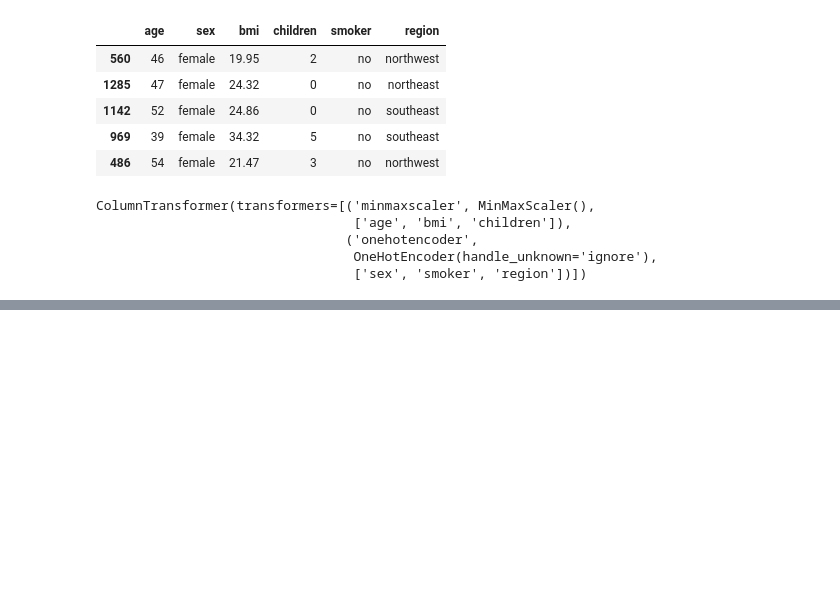
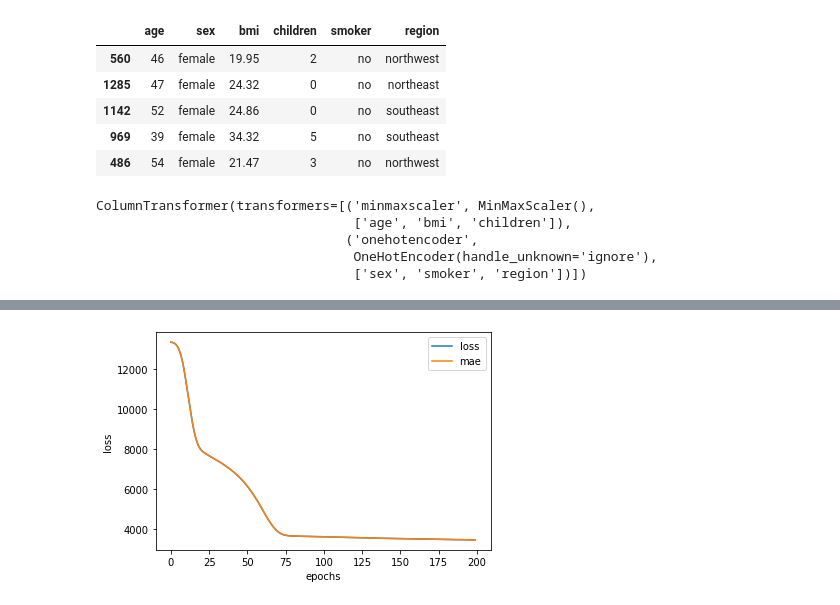
Before and after one commit to Ammar-Raneez/TF_Learning_ZTM, a Jupyter notebook: insurance.ipynb, the cells around one changed output, grey strips where cells are left out. Saved outputs shown, nothing was run; the diff lists cells and outputs as text; code cells hidden in the pictures; blank space fills up the shorter version.

Commit message:
Create normalized model

```diff
--- a/insurance.ipynb
+++ b/insurance.ipynb
@@ -331,3 +331,7 @@ ColumnTransformer(transformers=[('minmaxscaler', MinMaxScaler(),
                                 ('onehotencoder',
                                  OneHotEncoder(handle_unknown='ignore'),
                                  ['sex', 'smoker', 'region'])])
+# %%
+# Transform training and test data with normalization (MinMaxScalar) and one hot encoding (OneHotEncoder)
+X_train_normal = ct.transform(X_train)
+X_test_normal = ct.transform(X_test)
@@ -333,0 +356,16 @@ ColumnTransformer(transformers=[('minmaxscaler', MinMaxScaler(),
+# %%
+# Create model
+model_norm = tf.keras.Sequential([
+    tf.keras.layers.Dense(100, input_shape=[X_train_normal.shape[1]]),
+    tf.keras.layers.Dense(10),
+    tf.keras.layers.Dense(1)
+])
+
+model_norm.compile(
+    loss=tf.keras.losses.mae,
+    optimizer=tf.keras.optimizers.Adam(),
+    metrics=['mae']
+)
+
+model_norm.build()
+model_norm.summary()
@@ -333,0 +388,2 @@ ColumnTransformer(transformers=[('minmaxscaler', MinMaxScaler(),
+# %%
+norm_history = model_norm.fit(X_train_normal, y_train, epochs=200)
@@ -333,0 +413,6 @@ ColumnTransformer(transformers=[('minmaxscaler', MinMaxScaler(),
+# %%
+pd.DataFrame(norm_history.history).plot()
+plt.ylabel('loss')
+plt.xlabel('epochs');
+# %% [output]
+[figure, added]
```
Also changed, not shown: parts of 5 cells of this notebook.
